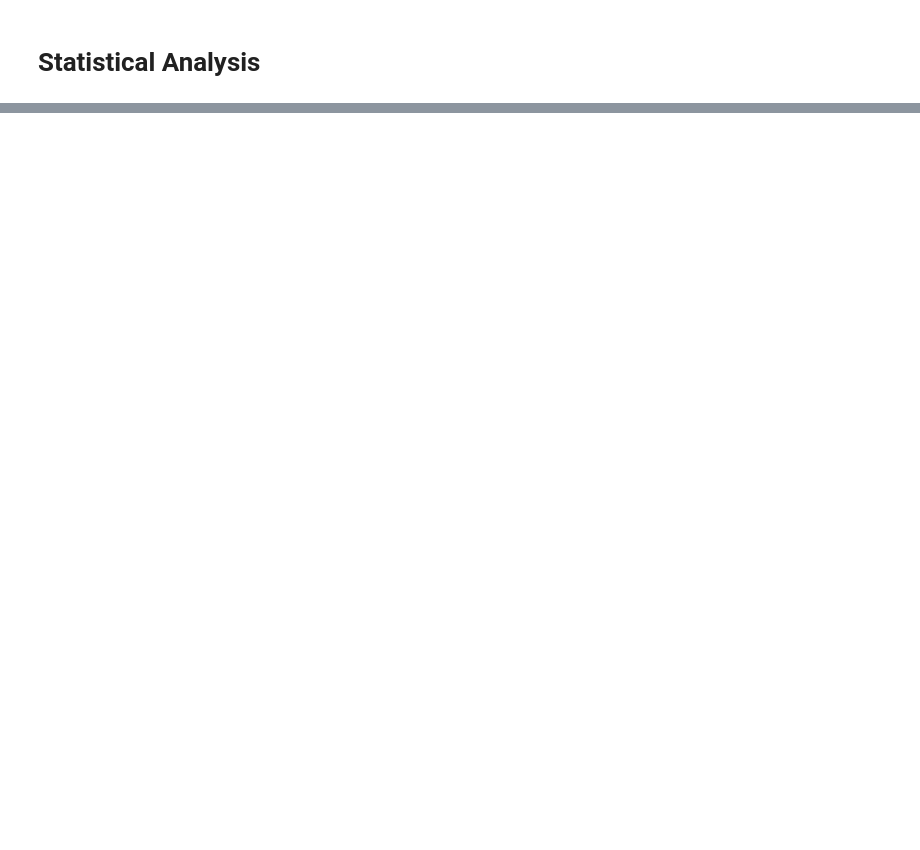
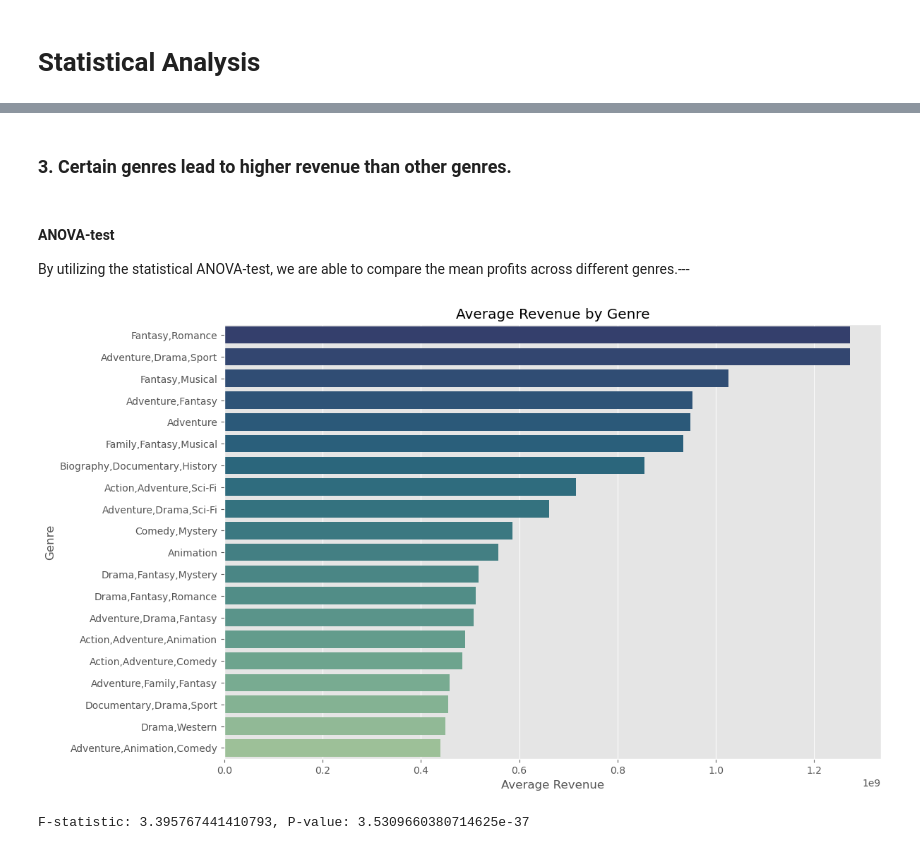
Before and after one commit to mrhussaink7/new-films-movie-data, a Jupyter notebook: index.ipynb, the cells around one changed output, grey strips where cells are left out. Saved outputs shown, nothing was run; the diff lists cells and outputs as text; code cells hidden in the pictures; blank space fills up the shorter version.

```diff
--- a/index.ipynb
+++ b/index.ipynb
@@ -722,0 +794,17 @@ visualize_df_genre_profit()
+# %% [markdown]
+### 3. Certain genres lead to higher revenue than other genres.
+# %% [markdown]
+#### ANOVA-test
+
+By utilizing the statistical ANOVA-test, we are able to compare the mean profits across different genres.---
+# %%
+visualize_df_genre_revenue()
+
+from scipy.stats import f_oneway
+genre_groups = [group['revenue'].values for name, group in df.groupby('genres')]
+f_stat, p_val = f_oneway(*genre_groups)
+print()
+print(f'F-statistic: {f_stat}, P-value: {p_val}')
+# %% [output]
+[figure, added]
+F-statistic: 3.395767441410793, P-value: 3.5309660380714625e-37
```
Also changed, not shown: parts of 31 cells of this notebook.
